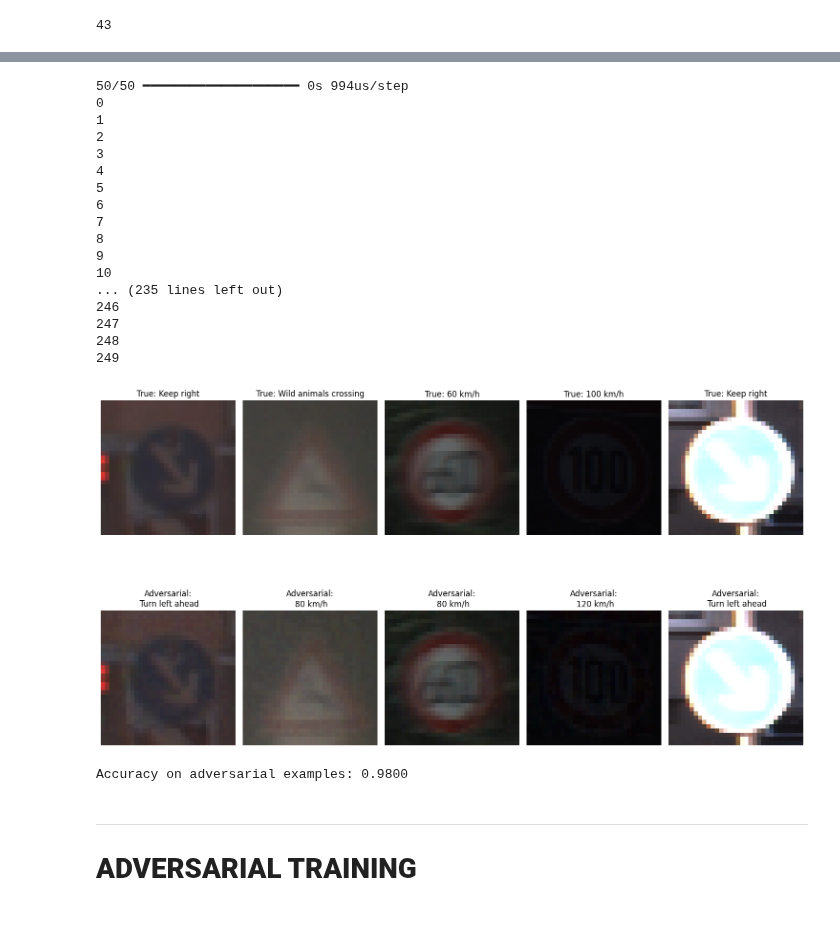
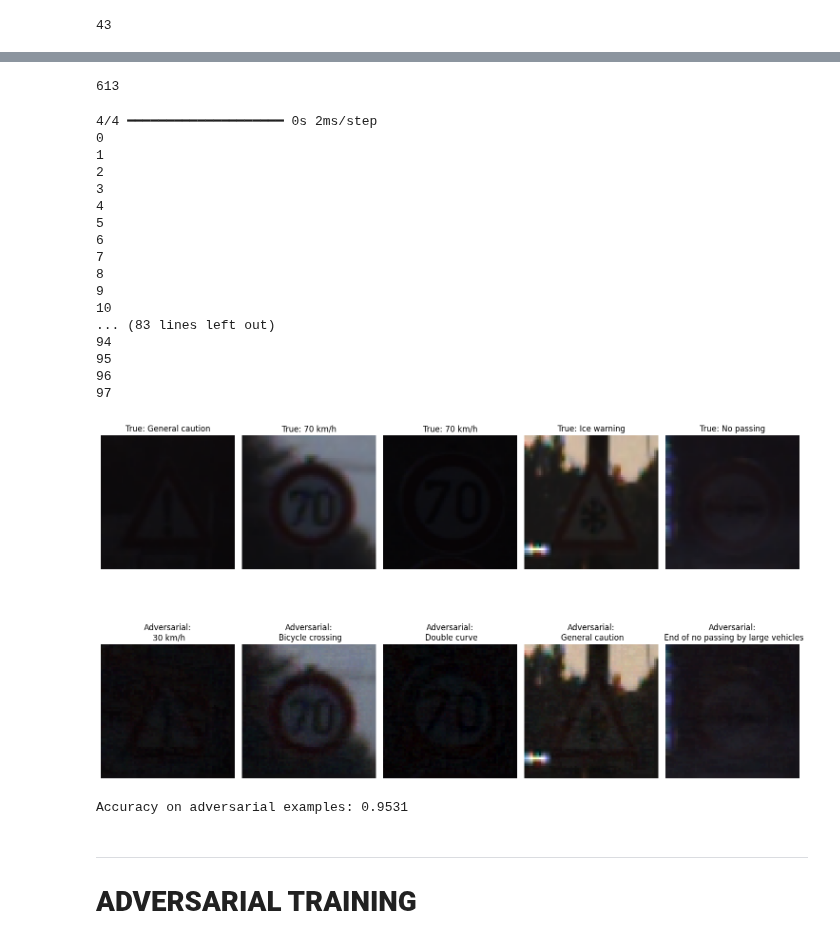
Before and after one commit to ro-jo-mo/Dissertation-Verifying-NN, a Jupyter notebook: CV.ipynb, the cells around one changed output, grey strips where cells are left out. Drawn from its saved outputs; the diff is of its cells as text; code cells hidden in the pictures.

```diff
--- a/CV.ipynb
+++ b/CV.ipynb
@@ -104,7 +113,8 @@ dataset = tf.keras.utils.image_dataset_from_directory(
   seed=42,
   image_size=(_N, _N),
   color_mode="rgb",
-  batch_size=8)
+  batch_size=batch_size,
+  shuffle=True)
 dataset.class_names = LABELS
 # %% [output]
 Found 39209 files belonging to 43 classes.
@@ -112,8 +121,12 @@ I0000 00:00:1733178669.881055   72551 gpu_device.cc:2022] Created device /job:lo
 # %%
 #Split into test / train sets
-dataset = dataset.shuffle(buffer_size=1024,seed=42)
+log_memory()
 
+#dataset = dataset.shuffle(buffer_size=batch_size,seed=42)
+log_memory()
 SIZE = len(dataset)
 
 train_dataset = dataset.take(int(0.8 * SIZE))
 test_dataset = dataset.skip(int(0.8 * SIZE))
+
+log_memory()
@@ -137,7 +150,7 @@ print(n_classes)
 
 def get_model():
     model = tf.keras.models.Sequential()
-
+    model.add(tf.keras.layers.Input(shape=(_N,_N,3)))
     model.add(tf.keras.layers.Resizing(_N,_N))
     model.add(tf.keras.layers.Rescaling(1.0 / 255.0))
 
@@ -151,11 +164,12 @@ def get_model():
     model.add(tf.keras.layers.Dense(64, activation='relu'))
     model.add(tf.keras.layers.Dense(n_classes))
 
-    print(model.summary())
+
 
     model.compile(optimizer="adam",
               loss=tf.keras.losses.SparseCategoricalCrossentropy(from_logits=True),
               metrics=[tf.keras.metrics.SparseCategoricalAccuracy()])
+    print(model.summary())
 
     return model
 model = get_model()
@@ -183,2 +197,20 @@ Model: "sequential"
  Non-trainable params: 0 (0.00 B)
 None
+# %%
+"""class AdversarialGenerator(tf.keras.utils.PyDataset):
+    def __init__(self,model,batch_size,dataset,**kwargs):
+        self.batch_size = batch_size #########
+
+        self.dataset = dataset#.batch(batch_size)
+        self.iter = dataset.as_numpy_iterator()
+        self.model = model
+        super().__init__(**kwargs)
+    def __len__(self):
+        return len(self.dataset) // self.batch_size#####
+    def __getitem__(self,idx):
+        abc = self.dataset.skip(idx * batch_size).take(1 * batch_size)####
+        for x,y in abc:
+            return x,y
+
+t = AdversarialGenerator(model,1024,train_dataset)"""
+123
@@ -400,6 +434,10 @@ def pgd_attack(model, x, y,epsilon,alpha,num_iter):
         x_adv = tf.clip_by_value(x_adv, 0, 255)
 
     return x_adv
+# %%
+print(len(dataset))
+# %% [output]
+613
 # %%
 ############################################################################
 ### Define the function to visualize the original and adversarial images ###
@@ -409,12 +447,13 @@ def original_vs_adversarial_images(model):
 
     x_og = []
     y_og = []
-    for img,label in dataset.take(200):
+    for img,label in dataset.take(2):
         x_og.extend(img)
         y_og.extend(label)
 
     x_og = np.array(x_og)
     y_og = np.array(y_og)
+    y_pred_og = np.argmax(model.predict(x_og),axis=1)
     x_adv = pgd_attack(model,x_og,y_og,epsilon,alpha,num_iter)
     y_pred = np.argmax(model.predict(x_adv),axis=1)
 
@@ -422,7 +461,7 @@ def original_vs_adversarial_images(model):
     display_count = 0
     for i in range(len(x_og)):
         # Check if the class changes after the attack
-        print(i)
+
         if y_og[i] != y_pred[i]:
             original_image = x_og[i].reshape(_N, _N,3).astype(np.uint8)
 
@@ -442,42 +481,42 @@ def original_vs_adversarial_images(model):
 
             # Increment the display counter
             display_count += 1
 
             # Stop after displaying 10 images
             if display_count == 5:
                 break
-
+    print(i)
     plt.tight_layout()
     plt.show()
     accuracy_adv = np.mean(y_pred == y_og)
 
     print(f'Accuracy on adversarial examples: {accuracy_adv:.4f}')
 
 epsilon = 5
 alpha = 2
 num_iter = 10
 
 original_vs_adversarial_images(model)
 # %% [output]
-50/50 ━━━━━━━━━━━━━━━━━━━━ 0s 994us/step
+4/4 ━━━━━━━━━━━━━━━━━━━━ 0s 2ms/step
 0
 1
 2
 3
 4
 5
 6
 7
 8
 9
 10
-... (235 lines left out)
-246
-247
-248
-249
+... (83 lines left out)
+94
+95
+96
+97
-[figure, old version]
+[figure, new version]
-Accuracy on adversarial examples: 0.9800
+Accuracy on adversarial examples: 0.9531
 # %% [markdown]
 ***
 # **ADVERSARIAL TRAINING**
```
Also changed, not shown: parts of 17 cells of this notebook, 2 other files.
